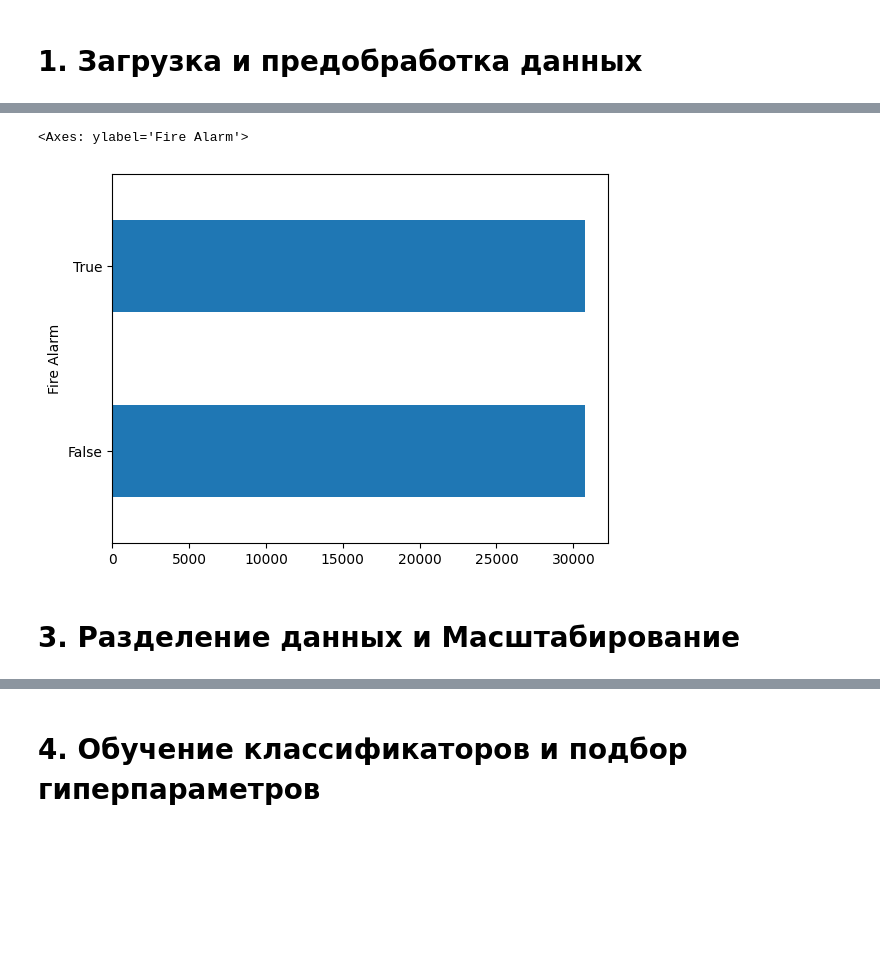
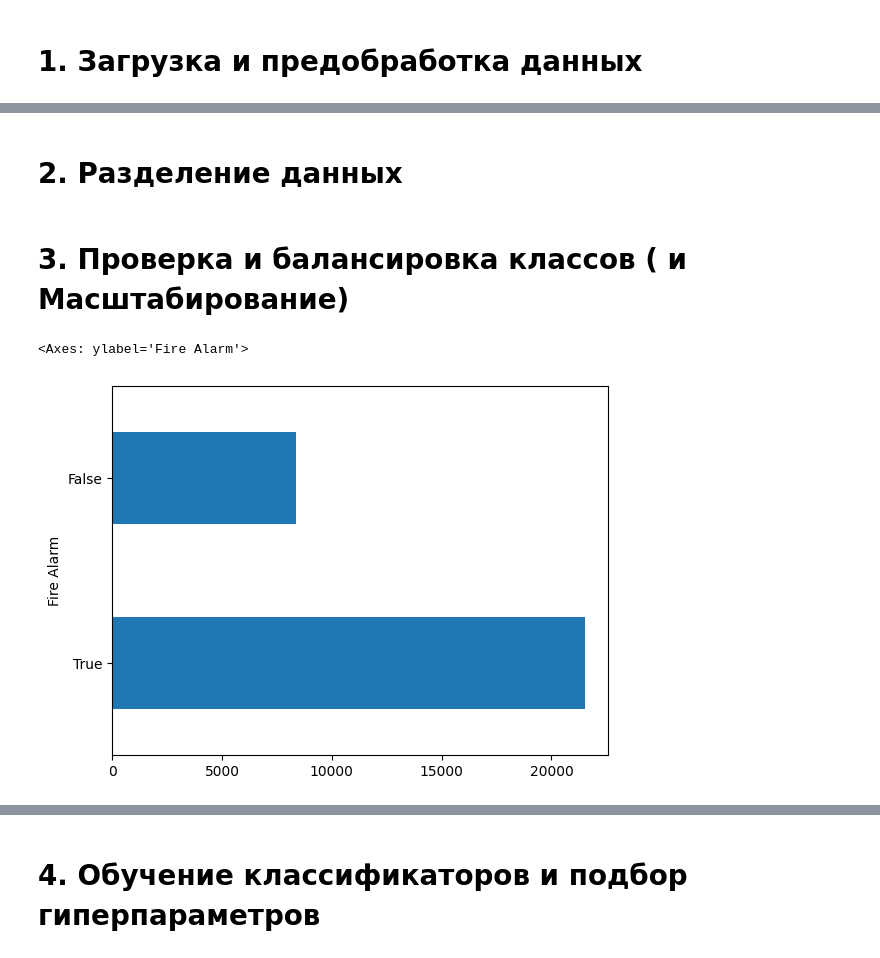
Before and after one commit to somebodnew/OmGTU, a Jupyter notebook: ML/notebooks/lab3_smoke.ipynb, the cells around one changed output, grey strips where cells are left out. Drawn from its saved outputs; the diff is of its cells as text; code cells hidden in the pictures; blank space fills up the shorter version.

```diff
--- a/ML/notebooks/lab3_smoke.ipynb
+++ b/ML/notebooks/lab3_smoke.ipynb
@@ -80,9 +72,4 @@ X_resampled, y_resampled = smote.fit_resample(X, y)
-# %%
-y_resampled.value_counts().plot.barh()
-# %% [output]
-<Axes: ylabel='Fire Alarm'>
-[figure, removed]
 # %% [markdown]
-# 3. Разделение данных и Масштабирование
+# 2. Разделение данных
 # %%
 X_train, X_test, y_train, y_test = train_test_split(
@@ -96,0 +78,7 @@ kf = KFold(n_splits=5, shuffle=True, random_state=42)
+# %% [markdown]
+# 3. Проверка и балансировка классов ( и Масштабирование)
+# %%
+y_train.value_counts().plot.barh()
+# %% [output]
+<Axes: ylabel='Fire Alarm'>
+[figure, added]
```
Also changed, not shown: parts of 17 cells of this notebook.
